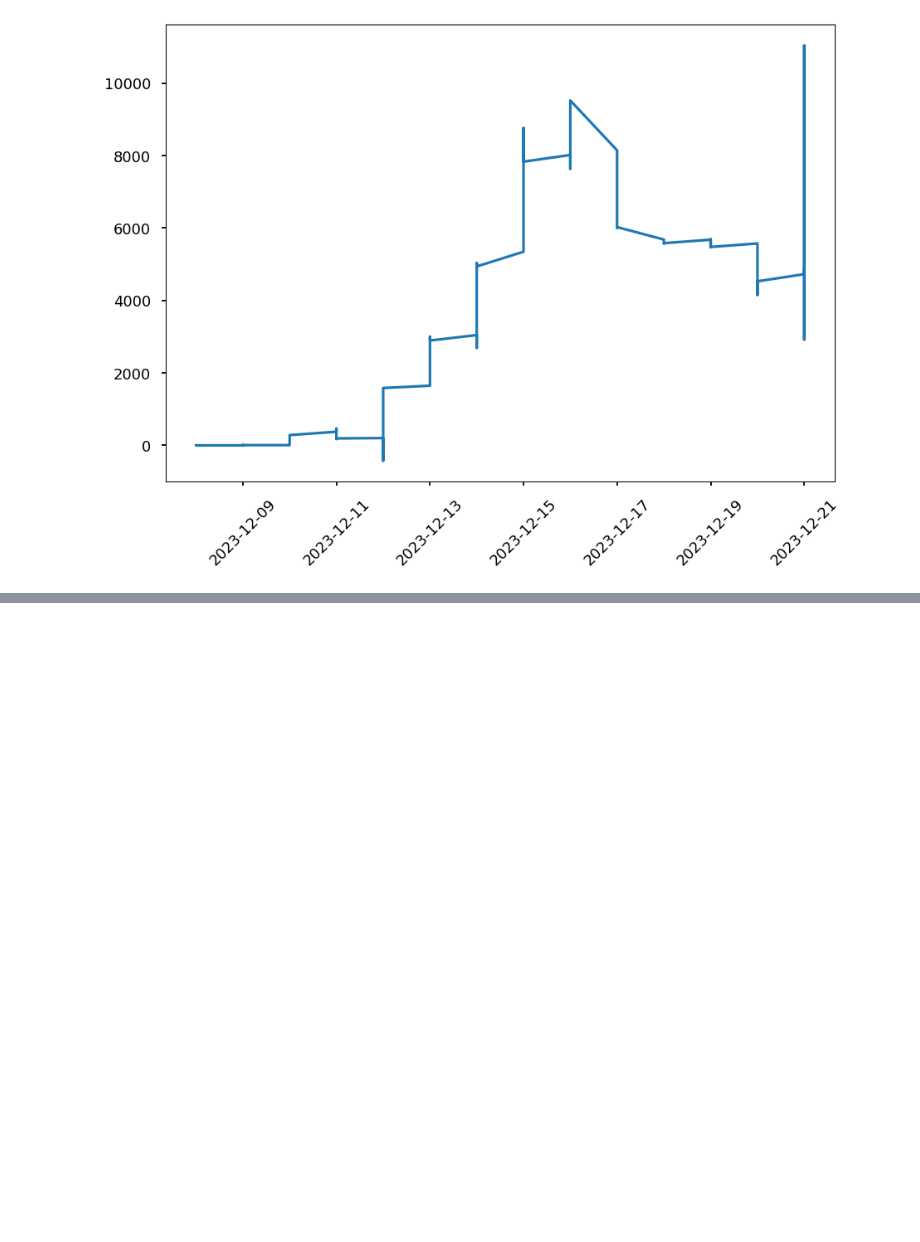
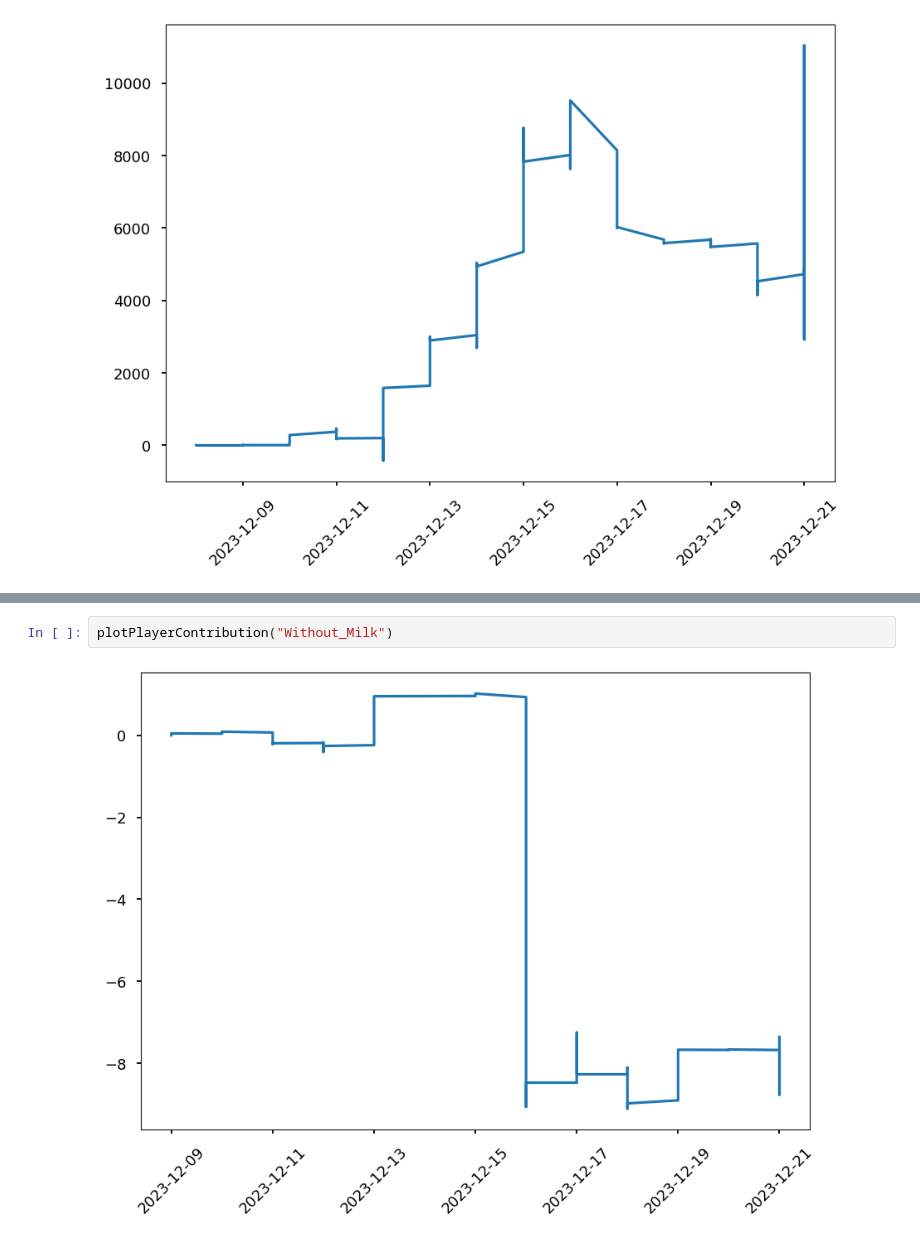
Before and after one commit to LucaTeodorescu/pathofexile-accounting, a Jupyter notebook: exploration.ipynb, the cells around one changed output, grey strips where cells are left out. Drawn from its saved outputs; the diff is of its cells as text; blank space fills up the shorter version.

```diff
--- a/exploration.ipynb
+++ b/exploration.ipynb
@@ -258,0 +294,4 @@ plt.plot_date(dates, CurrencySeriesLuac, linestyle='solid', marker='None')
+# %%
+plotPlayerContribution("Without_Milk")
+# %% [output]
+[figure, added]
```
Also changed, not shown: parts of 5 cells of this notebook.
